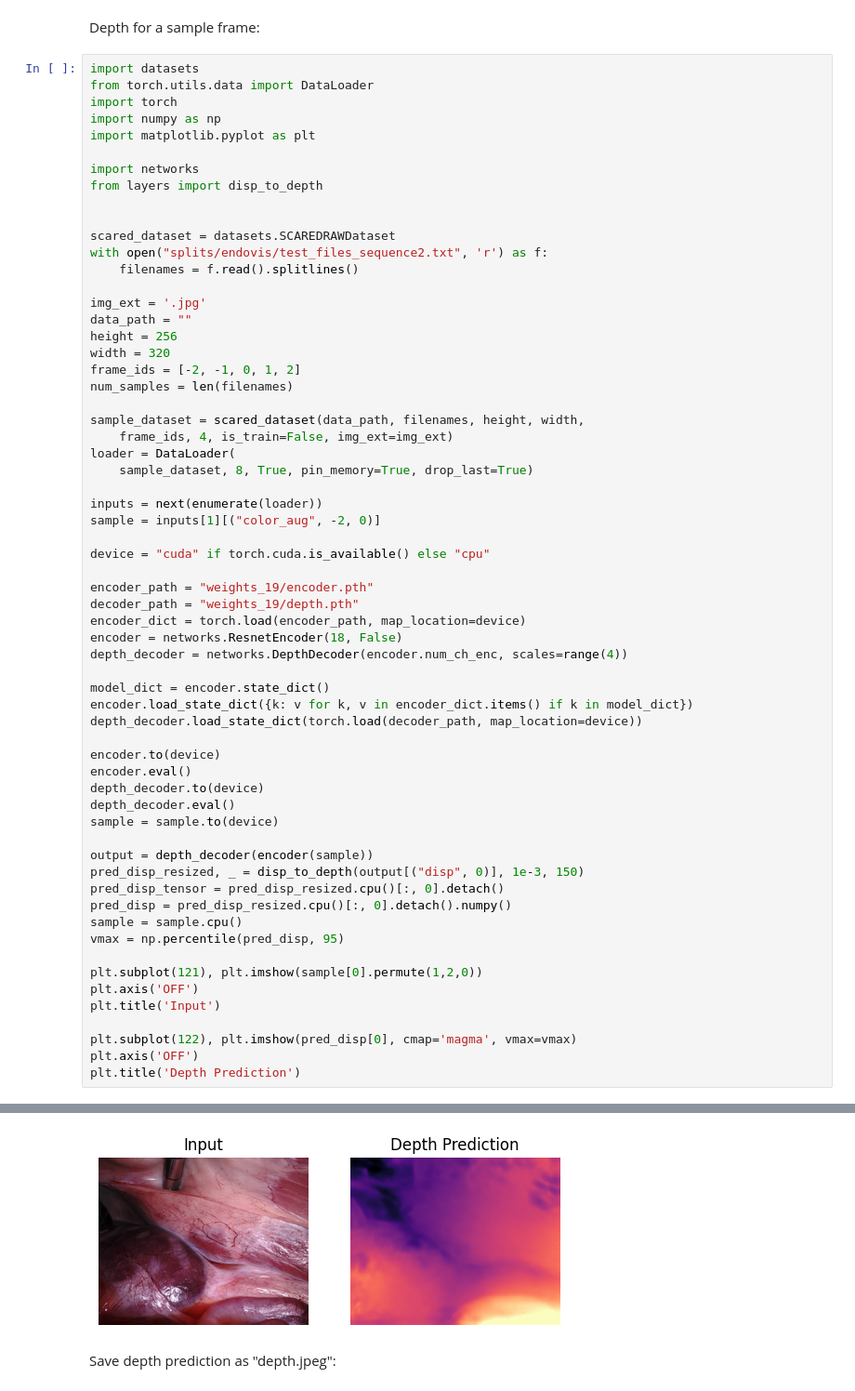
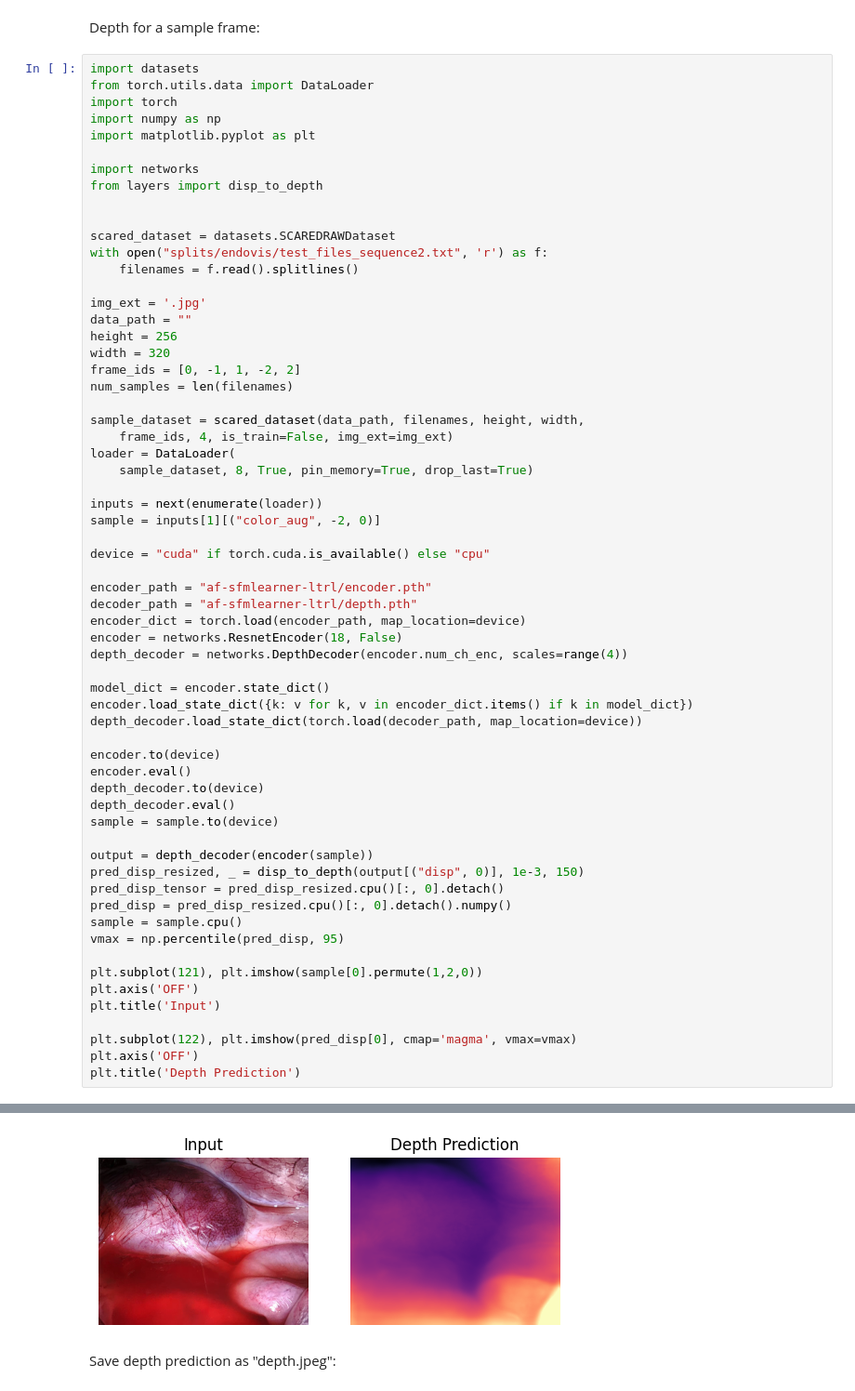
Before and after one commit to xiaowshi/Long-Term_Reprojection_Loss, a Jupyter notebook: Long_Term_Reprojection_Loss.ipynb, the cells around one changed output, grey strips where cells are left out. Shown: that part at 93% size. Drawn from its saved outputs; the diff is of its cells as text.

```diff
--- a/Long_Term_Reprojection_Loss.ipynb
+++ b/Long_Term_Reprojection_Loss.ipynb
@@ -82,7 +82,7 @@ img_ext = '.jpg'
 data_path = ""
 height = 256
 width = 320
-frame_ids = [-2, -1, 0, 1, 2]
+frame_ids = [0, -1, 1, -2, 2]
 num_samples = len(filenames)
 
 sample_dataset = scared_dataset(data_path, filenames, height, width,
@@ -95,39 +95,39 @@ sample = inputs[1][("color_aug", -2, 0)]
 
 device = "cuda" if torch.cuda.is_available() else "cpu"
 
-encoder_path = "weights_19/encoder.pth"
-decoder_path = "weights_19/depth.pth"
+encoder_path = "af-sfmlearner-ltrl/encoder.pth"
+decoder_path = "af-sfmlearner-ltrl/depth.pth"
 encoder_dict = torch.load(encoder_path, map_location=device)
 encoder = networks.ResnetEncoder(18, False)
 depth_decoder = networks.DepthDecoder(encoder.num_ch_enc, scales=range(4))
 
 model_dict = encoder.state_dict()
 encoder.load_state_dict({k: v for k, v in encoder_dict.items() if k in model_dict})
 depth_decoder.load_state_dict(torch.load(decoder_path, map_location=device))
 
 encoder.to(device)
 encoder.eval()
 depth_decoder.to(device)
 depth_decoder.eval()
 sample = sample.to(device)
 
 output = depth_decoder(encoder(sample))
 pred_disp_resized, _ = disp_to_depth(output[("disp", 0)], 1e-3, 150)
 pred_disp_tensor = pred_disp_resized.cpu()[:, 0].detach()
 pred_disp = pred_disp_resized.cpu()[:, 0].detach().numpy()
 sample = sample.cpu()
 vmax = np.percentile(pred_disp, 95)
 
 plt.subplot(121), plt.imshow(sample[0].permute(1,2,0))
 plt.axis('OFF')
 plt.title('Input')
 
 plt.subplot(122), plt.imshow(pred_disp[0], cmap='magma', vmax=vmax)
 plt.axis('OFF')
 plt.title('Depth Prediction')
 # %% [output]
 Text(0.5, 1.0, 'Depth Prediction')
-[figure, old version]
+[figure, new version]
 # %% [markdown]
 Save depth prediction as "depth.jpeg":
 # %%
```
Also changed, not shown: parts of 10 cells of this notebook.
